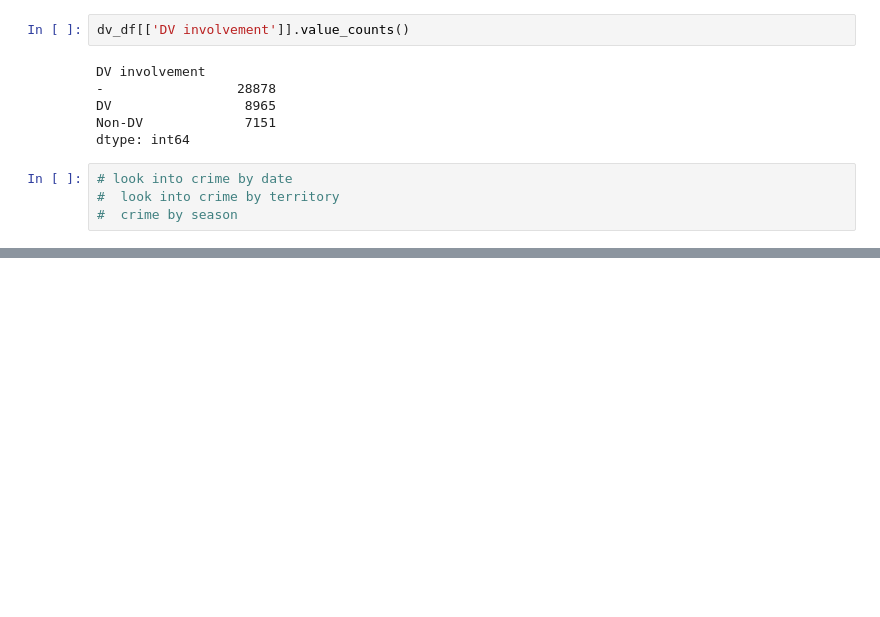
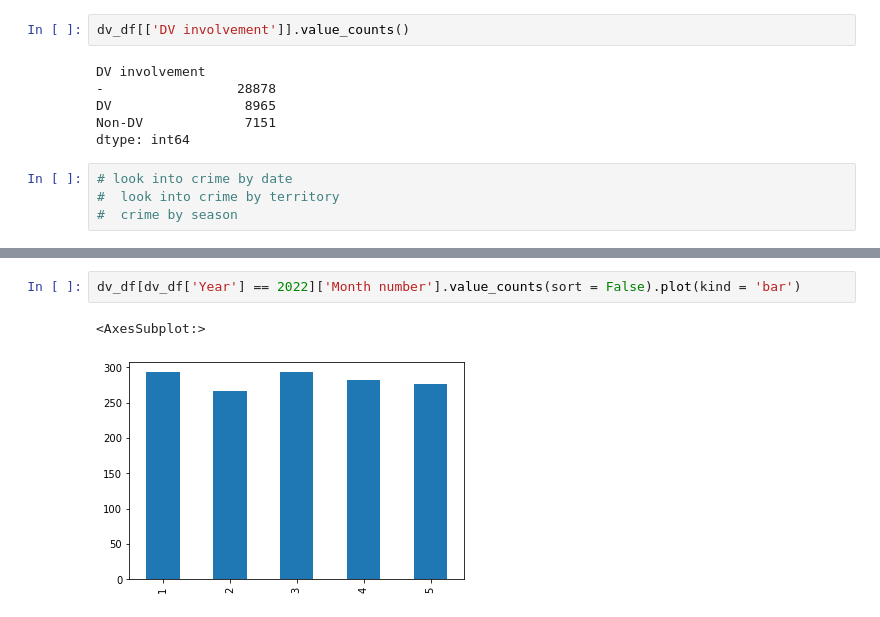
Before and after one commit to ShantiRoseCodes/solo_project, a Jupyter notebook: Domestic Violence.ipynb, the cells around one changed output, grey strips where cells are left out. Saved outputs shown, nothing was run; the diff lists cells and outputs as text; blank space fills up the shorter version.

Commit message:
explored number of crimes by year an month number

```diff
--- a/Domestic Violence.ipynb
+++ b/Domestic Violence.ipynb
@@ -168,0 +175,5 @@ ValueError: The truth value of a Series is ambiguous. Use a.empty, a.bool(), a.i
+# %%
+dv_df[dv_df['Year'] == 2022]['Month number'].value_counts(sort = False).plot(kind = 'bar')
+# %% [output]
+<AxesSubplot:>
+[figure, added]
```
Also changed, not shown: parts of 23 cells of this notebook.
